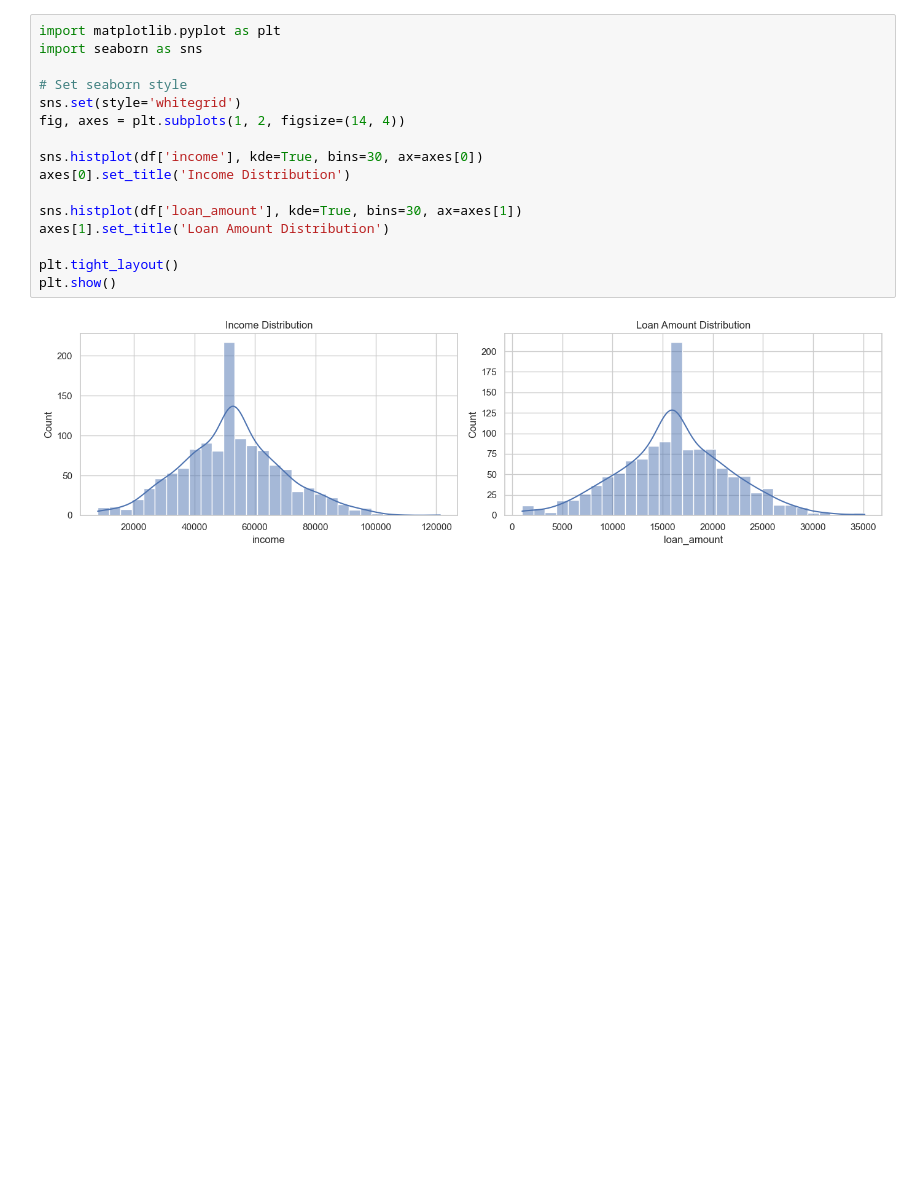
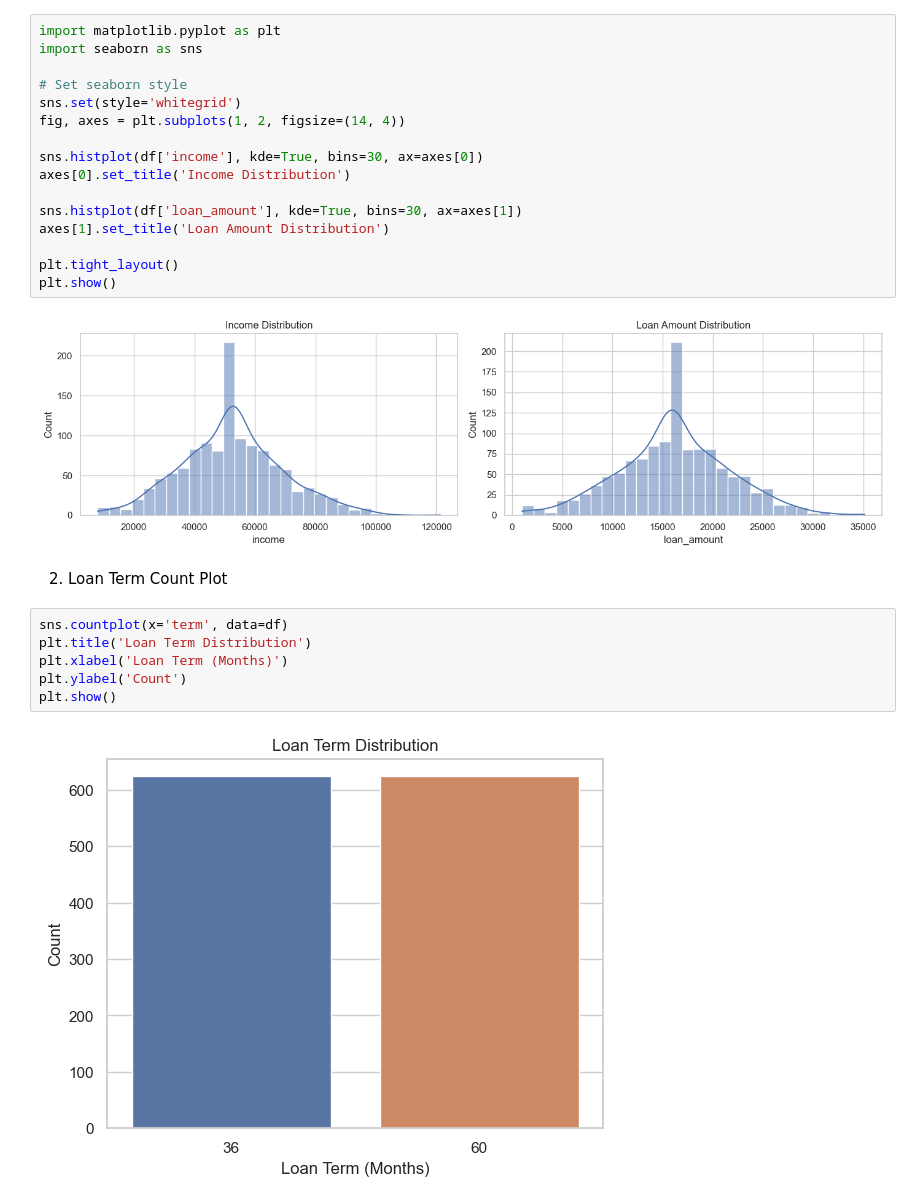
Before and after one commit to safiy-farooqi/credit-score-model, a Jupyter notebook: credit-score.ipynb, the cells around one changed output. Saved outputs shown, nothing was run; the diff lists cells and outputs as text; blank space fills up the shorter version.

```diff
--- a/credit-score.ipynb
+++ b/credit-score.ipynb
@@ -100,3 +100,13 @@ plt.tight_layout()
 plt.show()
 # %% [output]
 [figure]
+# %% [markdown]
+2. Loan Term Count Plot
+# %%
+sns.countplot(x='term', data=df)
+plt.title('Loan Term Distribution')
+plt.xlabel('Loan Term (Months)')
+plt.ylabel('Count')
+plt.show()
+# %% [output]
+[figure, added]
```
Also changed, not shown: parts of 17 cells of this notebook.
